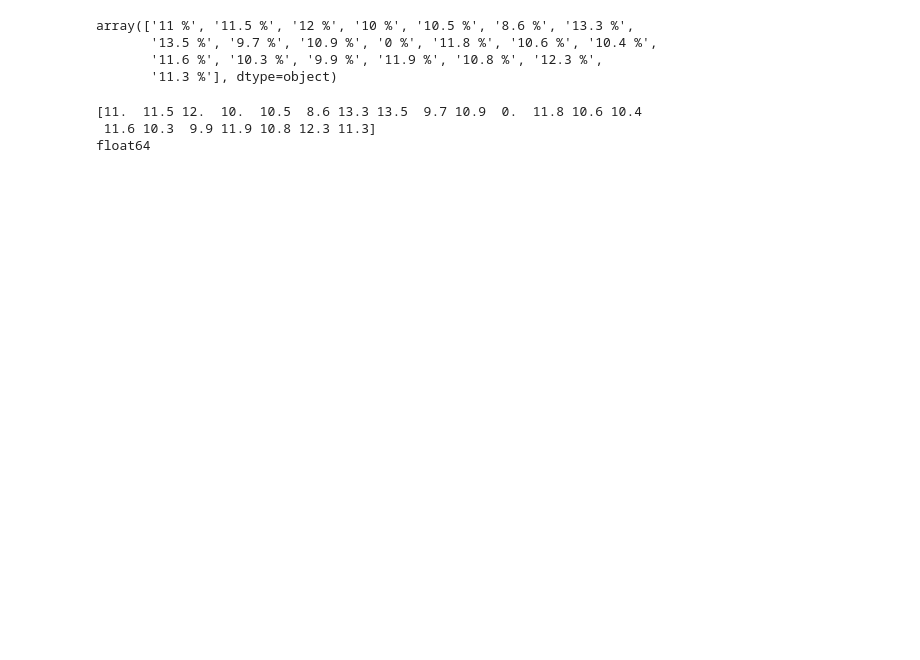
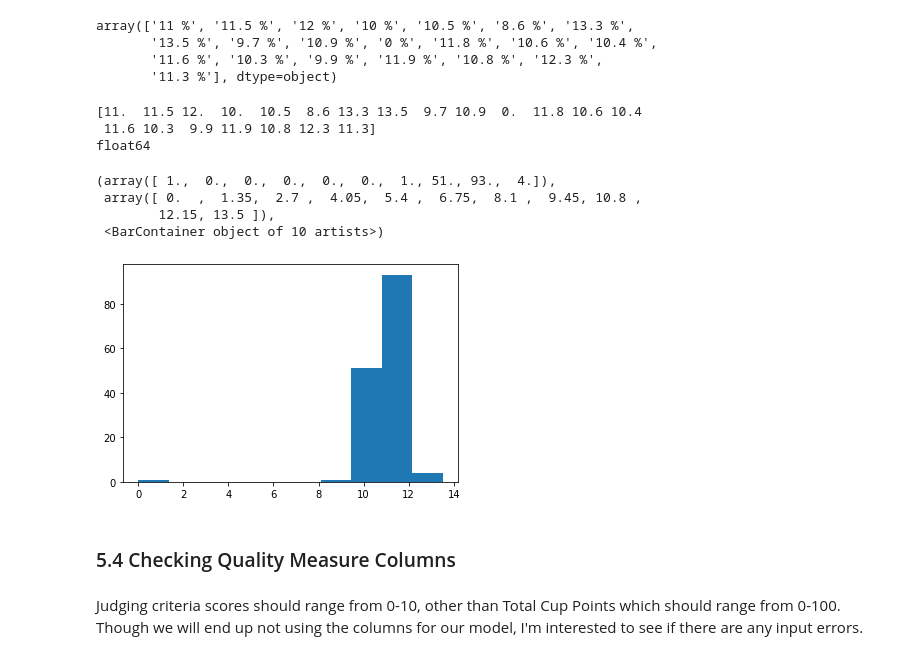
Before and after one commit to mroumelis/Springboard, a Jupyter notebook: Capstone2/Capstone2_DataWrangling.ipynb, the cells around one changed output. Saved outputs shown, nothing was run; the diff lists cells and outputs as text; code cells hidden in the pictures; blank space fills up the shorter version.

```diff
--- a/Capstone2/Capstone2_DataWrangling.ipynb
+++ b/Capstone2/Capstone2_DataWrangling.ipynb
@@ -415,3 +407,15 @@ print(coffee['Moisture'].dtypes)
 [11.  11.5 12.  10.  10.5  8.6 13.3 13.5  9.7 10.9  0.  11.8 10.6 10.4
  11.6 10.3  9.9 11.9 10.8 12.3 11.3]
 float64
+# %%
+plt.hist(coffee['Moisture'], bins=10)
+# %% [output]
+(array([ 1.,  0.,  0.,  0.,  0.,  0.,  1., 51., 93.,  4.]),
+ array([ 0.  ,  1.35,  2.7 ,  4.05,  5.4 ,  6.75,  8.1 ,  9.45, 10.8 ,
+        12.15, 13.5 ]),
+ <BarContainer object of 10 artists>)
+[figure, added]
+# %% [markdown]
+### 5.4 Checking Quality Measure Columns
+# %% [markdown]
+Judging criteria scores should range from 0-10, other than Total Cup Points which should range from 0-100. Though we will end up not using the columns for our model, I'm interested to see if there are any input errors.
```
Also changed, not shown: parts of 162 cells of this notebook.
